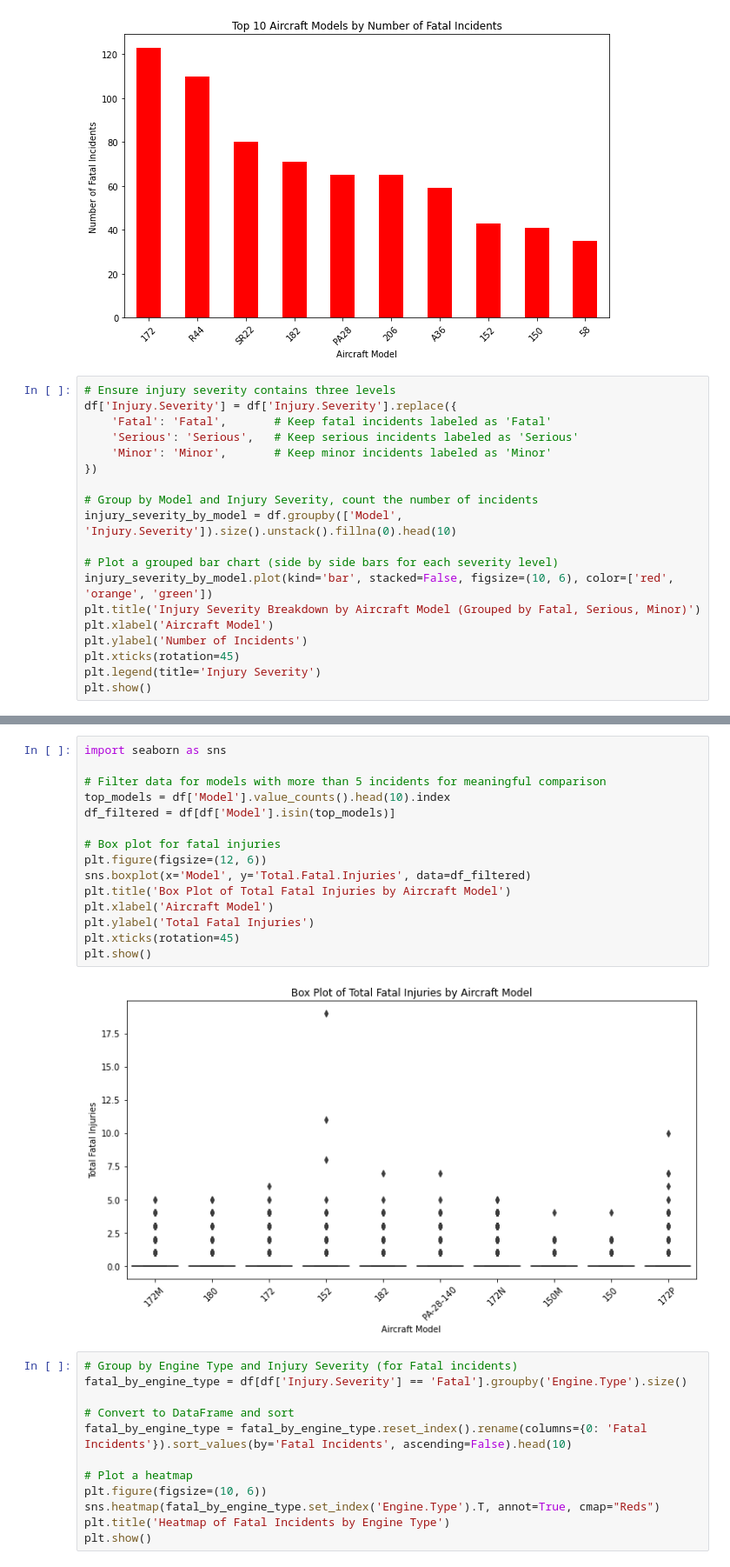
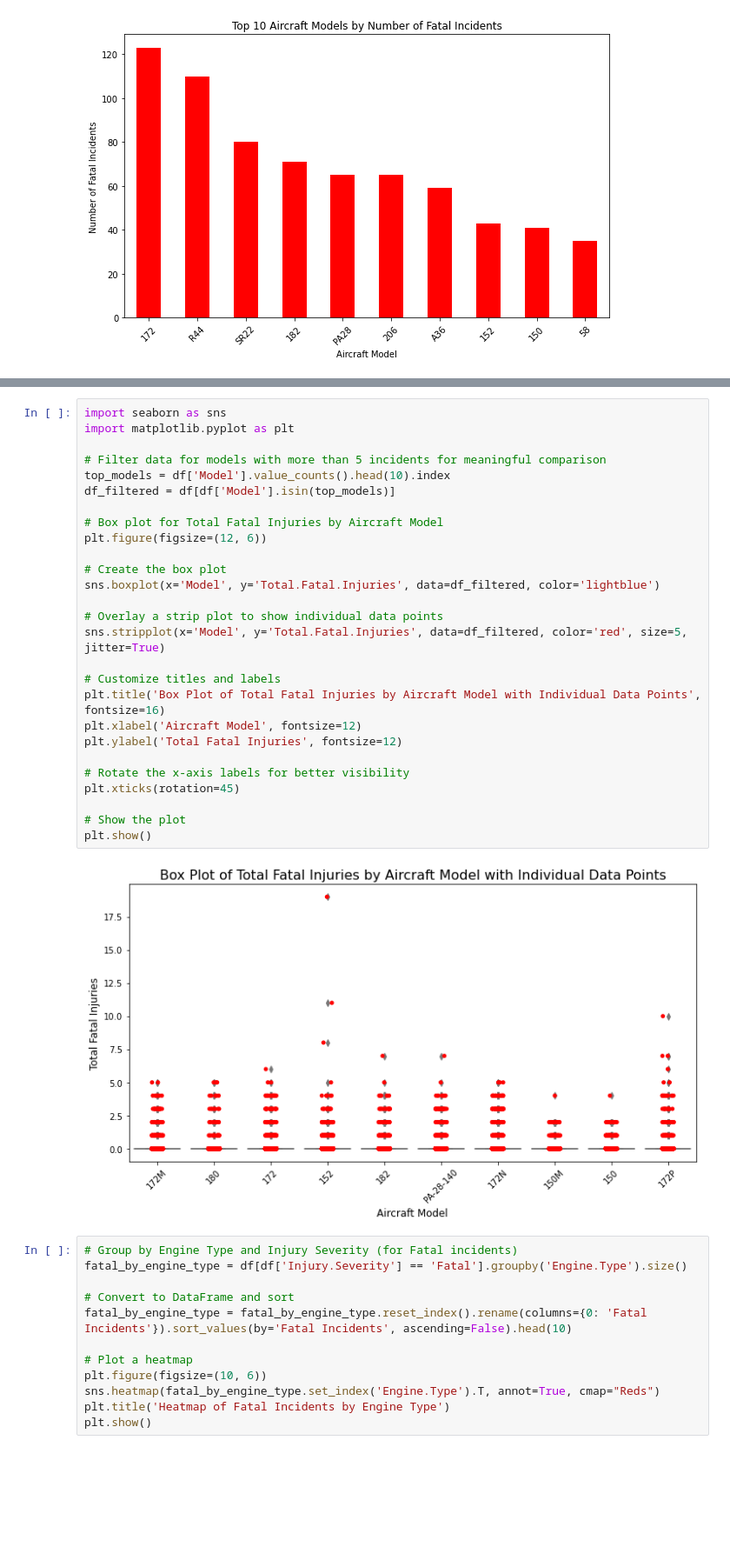
Before and after one commit to ShemDennis/phase_1_project, a Jupyter notebook: project.ipynb, the cells around one changed output, grey strips where cells are left out. Shown at 87% size. Cells and saved outputs as stored; diff of their text form; blank space fills up the shorter version.

```diff
--- a/project.ipynb
+++ b/project.ipynb
@@ -656,22 +681,3 @@ plt.xticks(rotation=45)
 plt.show()
 # %% [output]
 [figure]
-# %%
-# Ensure injury severity contains three levels
-df['Injury.Severity'] = df['Injury.Severity'].replace({
-    'Fatal': 'Fatal',       # Keep fatal incidents labeled as 'Fatal'
-    'Serious': 'Serious',   # Keep serious incidents labeled as 'Serious'
-    'Minor': 'Minor',       # Keep minor incidents labeled as 'Minor'
-})
-
-# Group by Model and Injury Severity, count the number of incidents
-injury_severity_by_model = df.groupby(['Model', 'Injury.Severity']).size().unstack().fillna(0).head(10)
-
-# Plot a grouped bar chart (side by side bars for each severity level)
-injury_severity_by_model.plot(kind='bar', stacked=False, figsize=(10, 6), color=['red', 'orange', 'green'])
-plt.title('Injury Severity Breakdown by Aircraft Model (Grouped by Fatal, Serious, Minor)')
-plt.xlabel('Aircraft Model')
-plt.ylabel('Number of Incidents')
-plt.xticks(rotation=45)
-plt.legend(title='Injury Severity')
-plt.show()
@@ -680,20 +684,32 @@ plt.show()
 # %%
 import seaborn as sns
+import matplotlib.pyplot as plt
 
 # Filter data for models with more than 5 incidents for meaningful comparison
 top_models = df['Model'].value_counts().head(10).index
 df_filtered = df[df['Model'].isin(top_models)]
 
-# Box plot for fatal injuries
+# Box plot for Total Fatal Injuries by Aircraft Model
 plt.figure(figsize=(12, 6))
-sns.boxplot(x='Model', y='Total.Fatal.Injuries', data=df_filtered)
-plt.title('Box Plot of Total Fatal Injuries by Aircraft Model')
-plt.xlabel('Aircraft Model')
-plt.ylabel('Total Fatal Injuries')
+
+# Create the box plot
+sns.boxplot(x='Model', y='Total.Fatal.Injuries', data=df_filtered, color='lightblue')
+
+# Overlay a strip plot to show individual data points
+sns.stripplot(x='Model', y='Total.Fatal.Injuries', data=df_filtered, color='red', size=5, jitter=True)
+
+# Customize titles and labels
+plt.title('Box Plot of Total Fatal Injuries by Aircraft Model with Individual Data Points', fontsize=16)
+plt.xlabel('Aircraft Model', fontsize=12)
+plt.ylabel('Total Fatal Injuries', fontsize=12)
+
+# Rotate the x-axis labels for better visibility
 plt.xticks(rotation=45)
+
+# Show the plot
 plt.show()
 # %% [output]
-[figure, old version]
+[figure, new version]
 # %%
 # Group by Engine Type and Injury Severity (for Fatal incidents)
 fatal_by_engine_type = df[df['Injury.Severity'] == 'Fatal'].groupby('Engine.Type').size()
```
Also changed, not shown: parts of 12 cells of this notebook.
